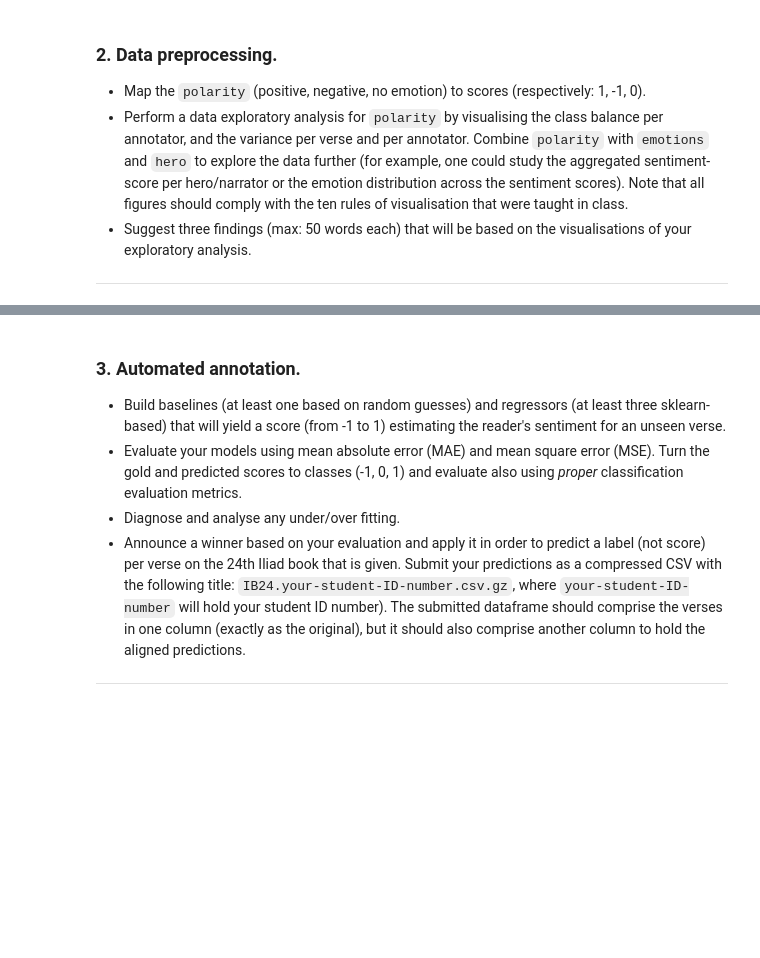
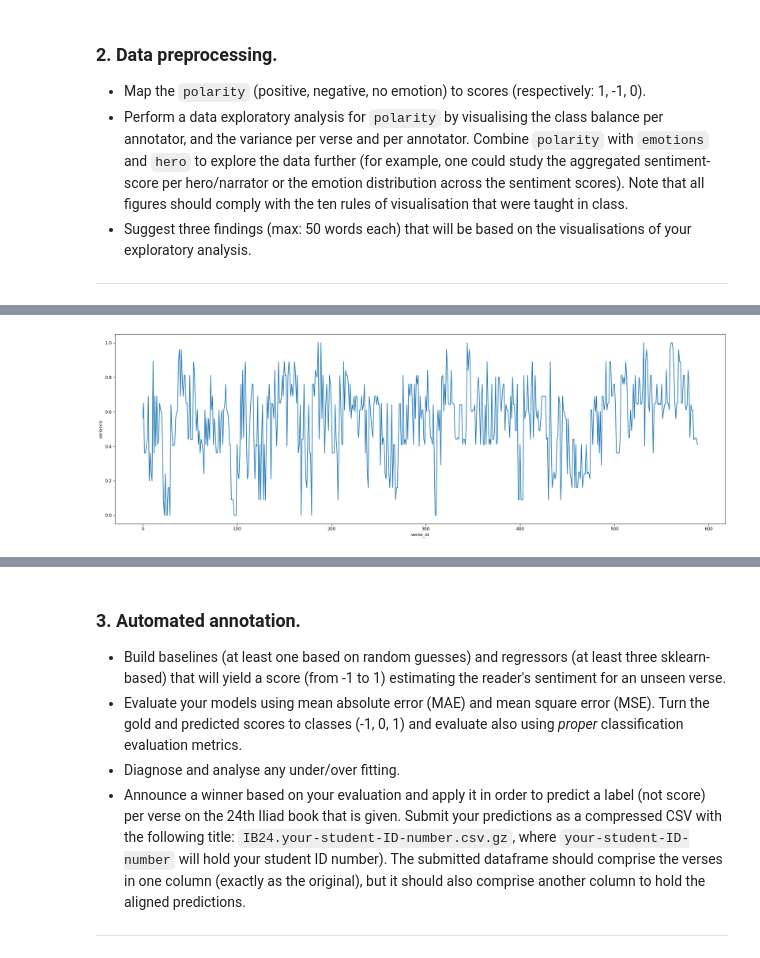
Before and after one commit to lambrosfloudas/Practical-Data-Science-2, a Jupyter notebook: PDS2021_A2.ipynb, the cells around one changed output, grey strips where cells are left out. Cells and saved outputs as stored; diff of their text form; code cells hidden in the pictures; blank space fills up the shorter version.

```diff
--- a/PDS2021_A2.ipynb
+++ b/PDS2021_A2.ipynb
@@ -200,0 +272,5 @@ Hero Cohen kappa: 0.6925
+# %%
+coders['variance']= 0.0
+for i in coders.index.unique():
+    coders.variance[i] = np.var(coders.polarity[i])
+coders.variance
@@ -200,0 +291,6 @@ Hero Cohen kappa: 0.6925
+# %%
+figure(figsize=(25, 8), dpi=80)
+sns.lineplot(data= coders[0:589], y=coders.variance[0:589], x=coders.index[0:589])
+plt.show()
+# %% [output]
+[figure, added]
```
Also changed, not shown: parts of 84 cells of this notebook.
